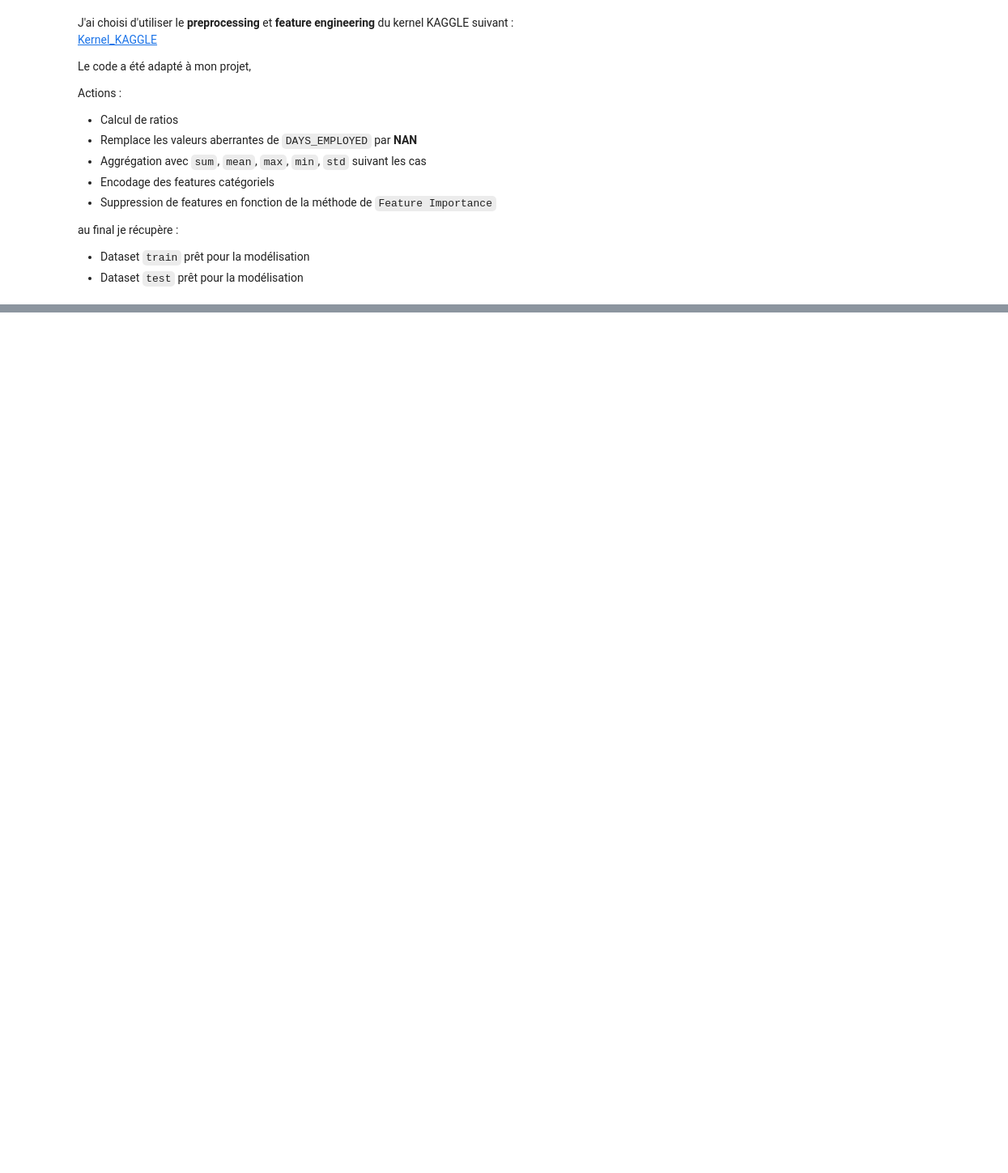
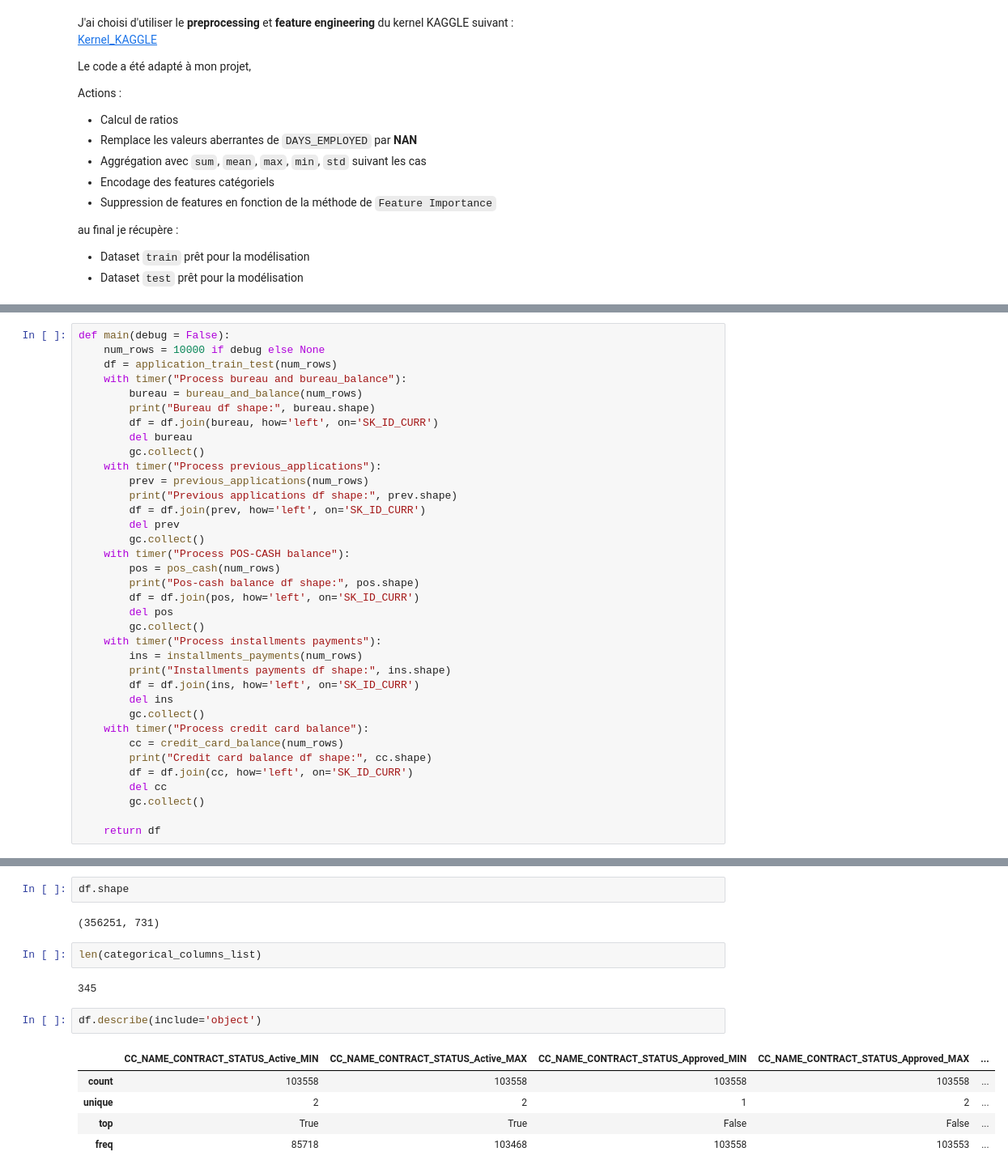
Before and after one commit to jeromelegal/Projet_07_OCR_Data_Scientist, a Jupyter notebook: notebooks/0_MLFlow_environment.ipynb, the cells around one changed output, grey strips where cells are left out. Shown at 81% size. Saved outputs shown, nothing was run; the diff lists cells and outputs as text; blank space fills up the shorter version.

```diff
--- a/notebooks/0_MLFlow_environment.ipynb
+++ b/notebooks/0_MLFlow_environment.ipynb
@@ -1853,0 +1110,36 @@ test.describe()
+# %%
+def main(debug = False):
+    num_rows = 10000 if debug else None
+    df = application_train_test(num_rows)
+    with timer("Process bureau and bureau_balance"):
+        bureau = bureau_and_balance(num_rows)
+        print("Bureau df shape:", bureau.shape)
+        df = df.join(bureau, how='left', on='SK_ID_CURR')
+        del bureau
+        gc.collect()
+    with timer("Process previous_applications"):
+        prev = previous_applications(num_rows)
+        print("Previous applications df shape:", prev.shape)
+        df = df.join(prev, how='left', on='SK_ID_CURR')
+        del prev
+        gc.collect()
+    with timer("Process POS-CASH balance"):
+        pos = pos_cash(num_rows)
+        print("Pos-cash balance df shape:", pos.shape)
+        df = df.join(pos, how='left', on='SK_ID_CURR')
+        del pos
+        gc.collect()
+    with timer("Process installments payments"):
+        ins = installments_payments(num_rows)
+        print("Installments payments df shape:", ins.shape)
+        df = df.join(ins, how='left', on='SK_ID_CURR')
+        del ins
+        gc.collect()
+    with timer("Process credit card balance"):
+        cc = credit_card_balance(num_rows)
+        print("Credit card balance df shape:", cc.shape)
+        df = df.join(cc, how='left', on='SK_ID_CURR')
+        del cc
+        gc.collect()
+
+    return df
@@ -1853,0 +1160,16 @@ test.describe()
+# %%
+df.shape
+# %% [output]
+(356251, 731)
+# %%
+len(categorical_columns_list)
+# %% [output]
+345
+# %%
+df.describe(include='object')
+# %% [output]
+|  | CC_NAME_CONTRACT_STATUS_Active_MIN | CC_NAME_CONTRACT_STATUS_Active_MAX | CC_NAME_CONTRACT_STATUS_Approved_MIN | CC_NAME_CONTRACT_STATUS_Approved_MAX | ... |
+| count | 103558 | 103558 | 103558 | 103558 | ... |
+| unique | 2 | 2 | 1 | 2 | ... |
+| top | True | True | False | False | ... |
+| freq | 85718 | 103468 | 103558 | 103553 | ... |
```
Also changed, not shown: parts of 44 cells of this notebook.
